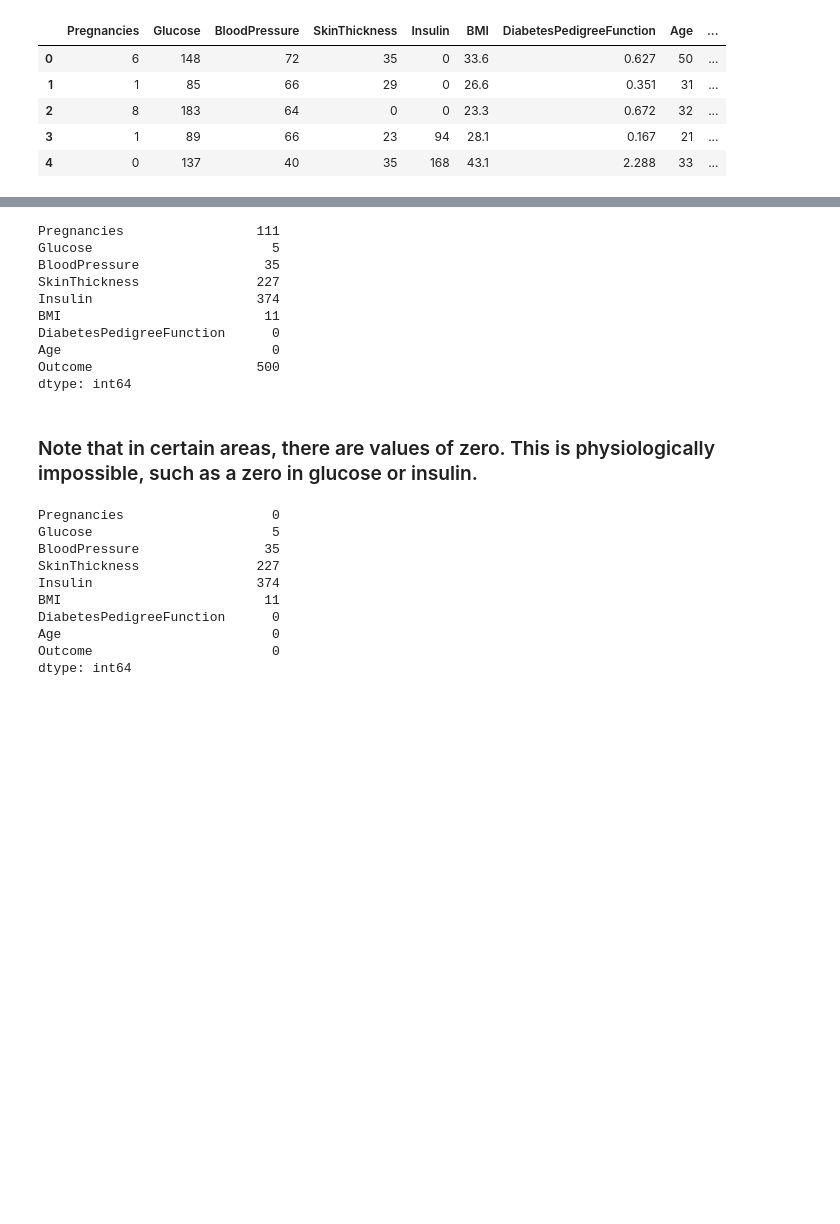
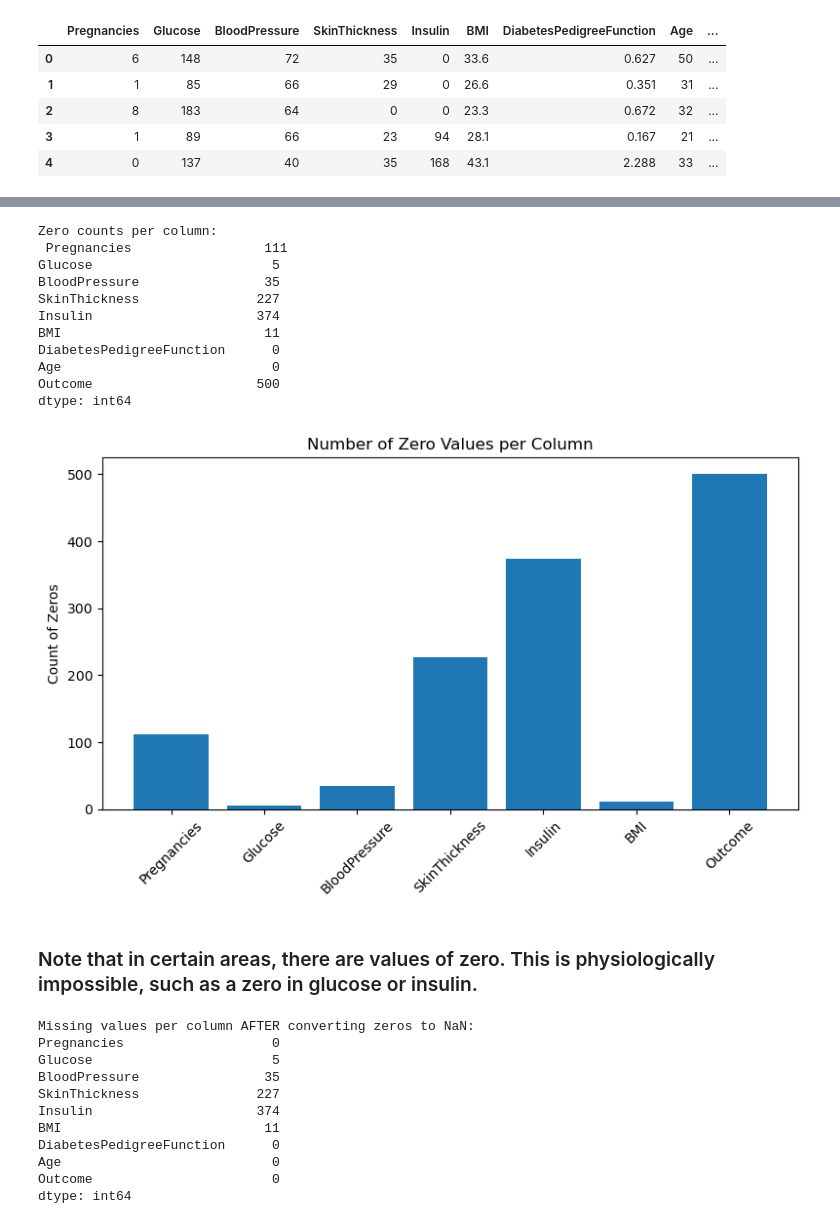
Before and after one commit to rytgo/CS171-PROJECT, a Jupyter notebook: Pina.ipynb, the cells around one changed output, grey strips where cells are left out. Drawn from its saved outputs; the diff is of its cells as text; code cells hidden in the pictures; blank space fills up the shorter version.

```diff
--- a/Pina.ipynb
+++ b/Pina.ipynb
@@ -59,18 +62,28 @@ plt.show()
 # %%
 zero_counts = (df == 0).sum()
+print("Zero counts per column:\n", zero_counts)
+non_zero_cols = zero_counts[zero_counts > 0]
 
-zero_counts
+plt.figure(figsize=(8, 5))
+plt.bar(non_zero_cols.index, non_zero_cols.values)
+plt.title("Number of Zero Values per Column")
+plt.ylabel("Count of Zeros")
+plt.xticks(rotation=45)
+plt.tight_layout()
+plt.show()
 # %% [output]
-Pregnancies                 111
+Zero counts per column:
+ Pregnancies                 111
 Glucose                       5
 BloodPressure                35
 SkinThickness               227
 Insulin                     374
 BMI                          11
 DiabetesPedigreeFunction      0
 Age                           0
 Outcome                     500
 dtype: int64
+[figure, added]
 # %% [markdown]
 ### Note that in certain areas, there are values of zero. This is physiologically impossible, such as a zero in glucose or insulin.
 # %%
@@ -81,8 +94,10 @@ df_clean = df.copy()
 df_clean[columns_with_missing] = df_clean[columns_with_missing].replace(0, np.nan)
 
 # Show missing counts
+print("\nMissing values per column AFTER converting zeros to NaN:")
 print(df_clean.isna().sum())
 # %% [output]
+Missing values per column AFTER converting zeros to NaN:
 Pregnancies                   0
 Glucose                       5
 BloodPressure                35
```
Also changed, not shown: parts of 8 cells of this notebook, 4 other files.
